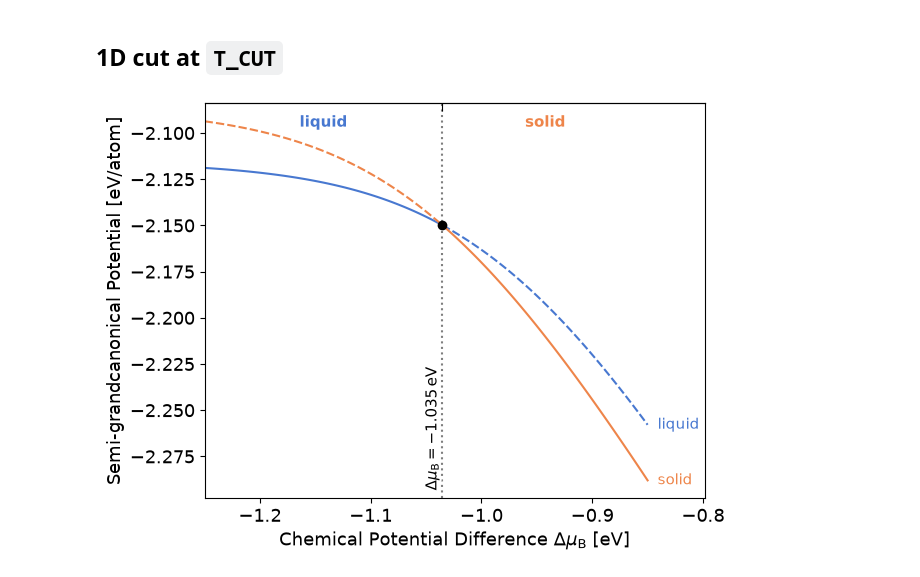
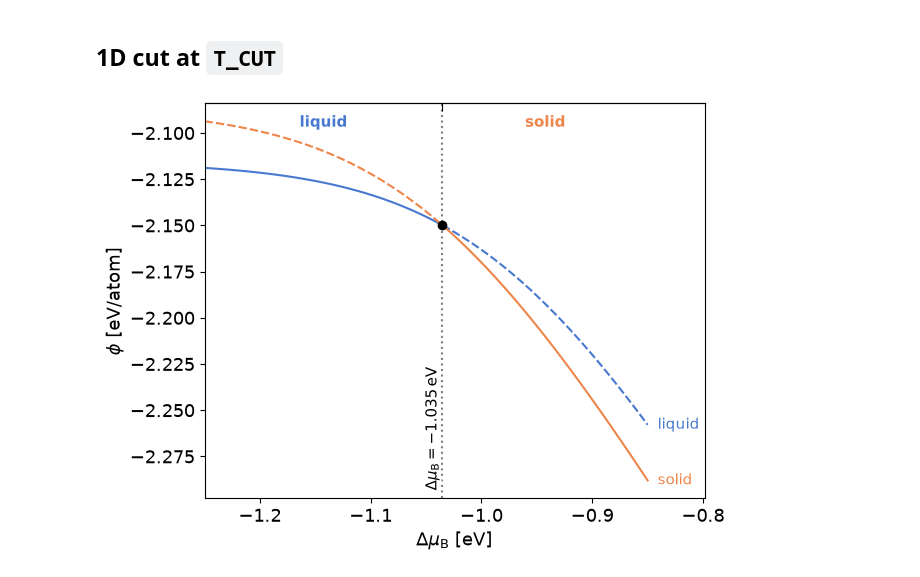
Before and after one commit to pmrv/landau-gallery-poster, a Jupyter notebook: Ideal/Ideal_Solution.ipynb, the cells around one changed output. Cells and saved outputs as stored; diff of their text form; code cells hidden in the pictures.

```diff
--- a/Ideal/Ideal_Solution.ipynb
+++ b/Ideal/Ideal_Solution.ipynb
@@ -73,9 +73,11 @@ fig.savefig(OUT.replace(".svg", ".png"), dpi=DPI, transparent=True)
 # %%
 fig = plt.figure(figsize=FIGSIZE)
 ax = fig.add_axes(AXES)
 ld.plot.plot_1d_mu_phase_diagram(df_cut, element="B", ax=ax)
+ax.set_xlabel(r"$\Delta\mu_\mathrm{B}$ [eV]")
+ax.set_ylabel(r"$\phi$ [eV/atom]")
 
 fig.savefig(OUT_1D)
 fig.savefig(OUT_1D.replace(".svg", ".png"), dpi=DPI, transparent=True)
 # %% [output]
-[figure, old version]
+[figure, new version]
```
Also changed, not shown: 9 other files.
